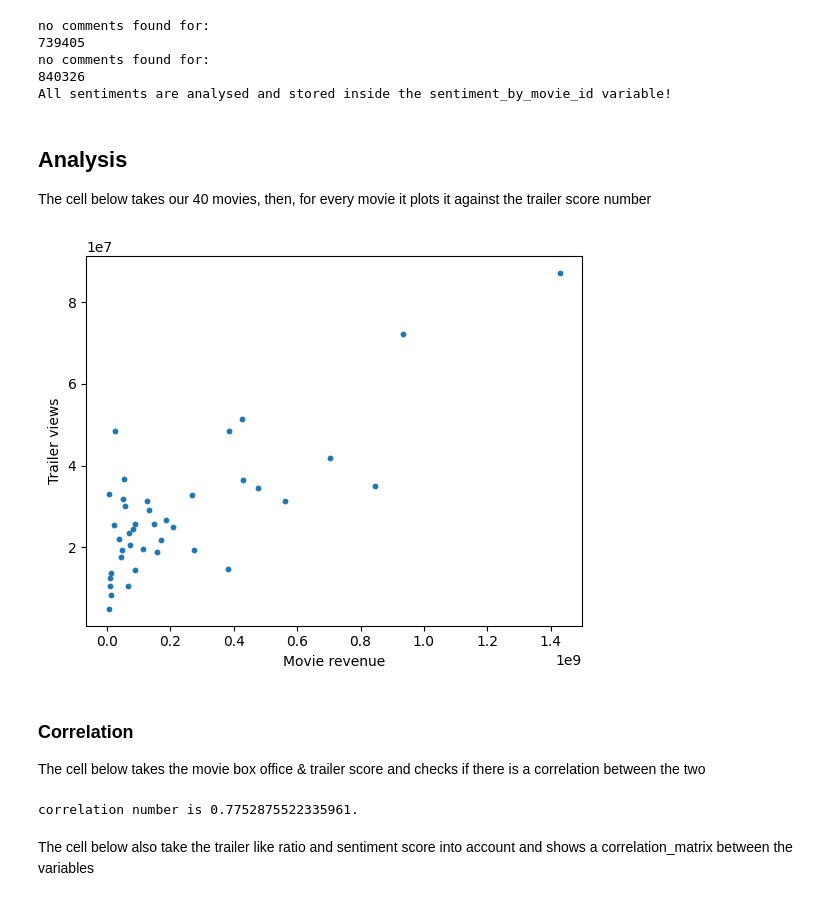
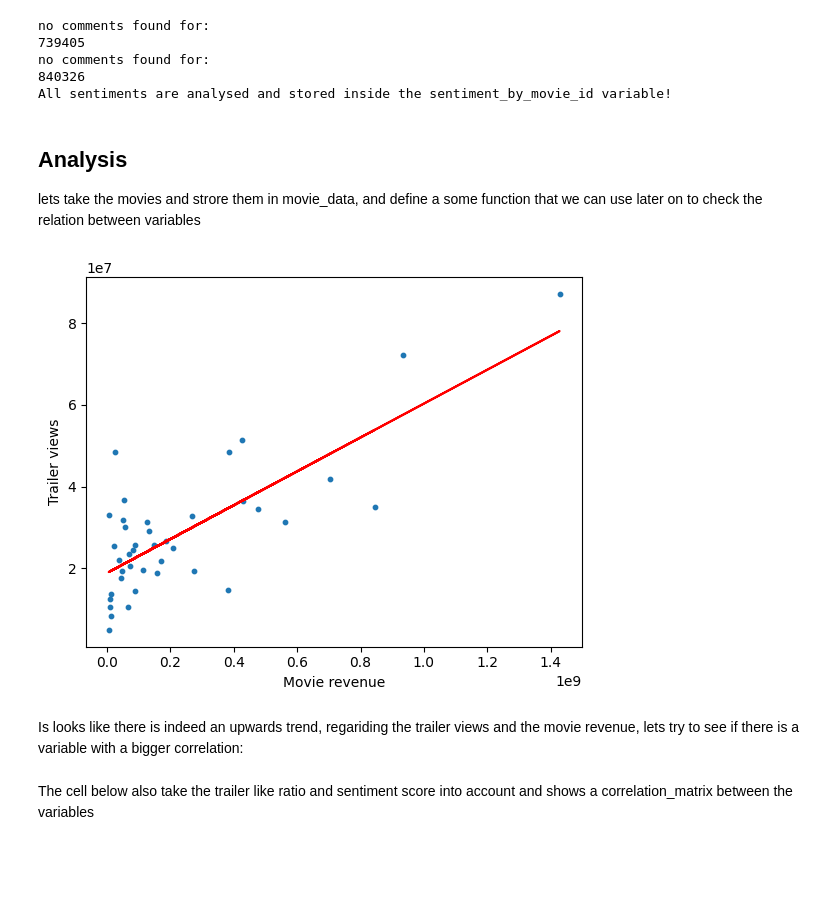
Before and after one commit to SamSlotemaker/social-web-analysis, a Jupyter notebook: research_paper_notebook.ipynb, the cells around one changed output. Drawn from its saved outputs; the diff is of its cells as text; code cells hidden in the pictures; blank space fills up the shorter version.

Commit message:
add some more functions and cleanup

```diff
--- a/research_paper_notebook.ipynb
+++ b/research_paper_notebook.ipynb
@@ -77,9 +111,9 @@ no comments found for:
 no comments found for:
 840326
 All sentiments are analysed and stored inside the sentiment_by_movie_id variable!
-# %% [markdown]
-## Analysis
-The cell below takes our 40 movies, then, for every movie it plots it against the trailer score number
+# %% [markdown]
+## Analysis
+lets take the movies and strore them in movie_data, and define a some function that we can use later on to check the relation between variables
 # %%
 with open('datasets/40MoviesDataSet.csv', 'r') as file:
     csv_reader = csv.DictReader(file)
@@ -92,27 +126,32 @@ def getTrailerViews(movie):
 def getMovieBoxOffice(movie):
     return int(movie['revenue'])
 
+def getMovieStat(callback):
+    return [callback(movie) for movie in movie_data]
 
-box_office = [getMovieBoxOffice(movie) for movie in movie_data]
-trailer_views = [getTrailerViews(movie) for movie in movie_data]
+def scatterPlot(xArray, xLabel, yArray, yLabel):
+    plt.scatter(xArray, yArray, s=10)
 
-plt.scatter(box_office, trailer_views, s=10)
+    plt.xlabel(xLabel)
+    plt.ylabel(yLabel)
 
-plt.xlabel("Movie revenue")
-plt.ylabel("Trailer views")
+    # Calculate correlation line
+    slope, intercept, r_value, p_value, std_err = linregress(xArray, yArray)
+    line = [slope * x + intercept for x in xArray]
 
-plt.show()
+    # Plot correlation line
+    plt.plot(xArray, line, color='red', label=f"Fit line (R² = {r_value**2:.2f})")
+
+    plt.show()
-# %% [output]
-[figure, removed]
-# %% [markdown]
-### Correlation
-The cell below takes the movie box office & trailer score and checks if there is a correlation between the two
-# %%
-# Calculate Pearson correlation
-correlation = np.corrcoef(box_office, trailer_views)[0, 1]
-print(f"correlation number is {correlation}.")
-# %% [output]
-correlation number is 0.7752875522335961.
+# %%
+box_offices = getMovieStat(getMovieBoxOffice)
+trailer_views = getMovieStat(getTrailerViews)
+
+scatterPlot(box_offices, "Movie revenue", trailer_views, "Trailer views")
+# %% [output]
+[figure, added]
+# %% [markdown]
+Is looks like there is indeed an upwards trend, regariding the trailer views and the movie revenue, lets try to see if there is a variable with a bigger correlation:
 # %% [markdown]
 The cell below also take the trailer like ratio and sentiment score into account and shows a correlation_matrix between the variables
 # %%
```
Also changed, not shown: parts of 9 cells of this notebook.
